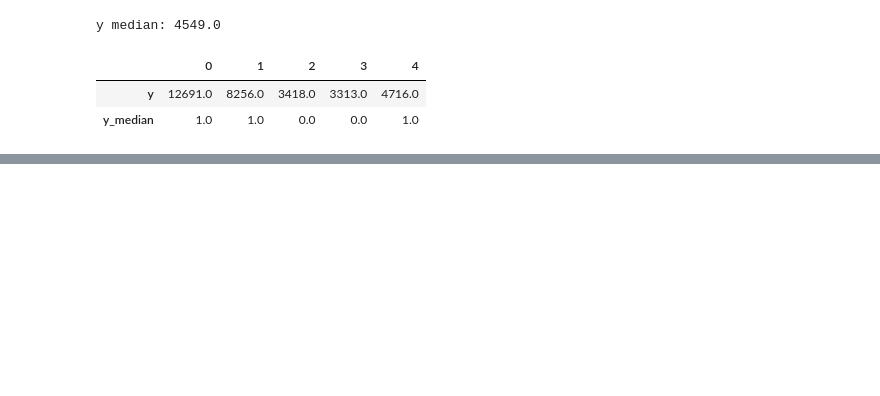
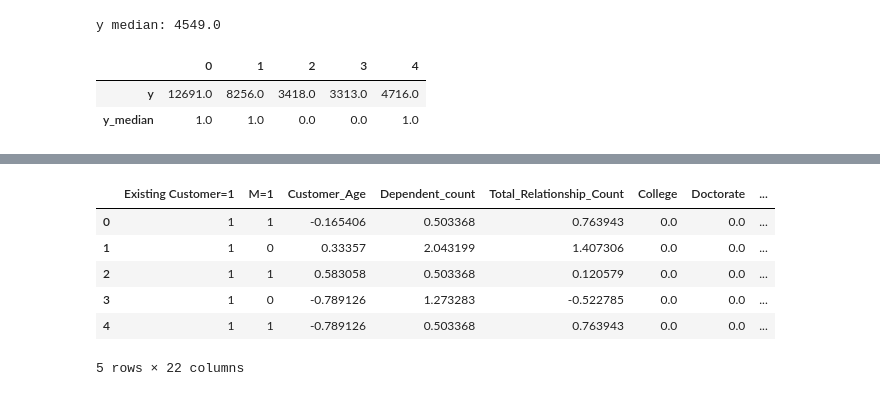
Before and after one commit to s-colins/CS345-Final-Project, a Jupyter notebook: final-project.ipynb, the cells around one changed output, grey strips where cells are left out. Drawn from its saved outputs; the diff is of its cells as text; code cells hidden in the pictures; blank space fills up the shorter version.

```diff
--- a/final-project.ipynb
+++ b/final-project.ipynb
@@ -214,0 +236,23 @@ y median: 4549.0
+# %%
+def standardize_col(col):
+    col_mean = np.mean(col)
+    col_std = np.std(col)
+    if col_std == 0:
+        col_std = 1
+    return (col - col_mean) / col_std
+
+X_standardized = X_numerical.copy()
+
+for col_name in integer_cols:
+    idx = headers[col_name]
+    X_standardized[:, idx] = standardize_col(X_standardized[:, idx])
+
+pd.DataFrame(X_standardized[:5], columns=header_parts)
+# %% [output]
+|  | Existing Customer=1 | M=1 | Customer_Age | Dependent_count | Total_Relationship_Count | College | Doctorate | ... |
+| 0 | 1 | 1 | -0.165406 | 0.503368 | 0.763943 | 0.0 | 0.0 | ... |
+| 1 | 1 | 0 | 0.33357 | 2.043199 | 1.407306 | 0.0 | 0.0 | ... |
+| 2 | 1 | 1 | 0.583058 | 0.503368 | 0.120579 | 0.0 | 0.0 | ... |
+| 3 | 1 | 0 | -0.789126 | 1.273283 | -0.522785 | 0.0 | 0.0 | ... |
+| 4 | 1 | 1 | -0.789126 | 0.503368 | 0.763943 | 0.0 | 0.0 | ... |
+5 rows × 22 columns
```
Also changed, not shown: parts of 13 cells of this notebook.
